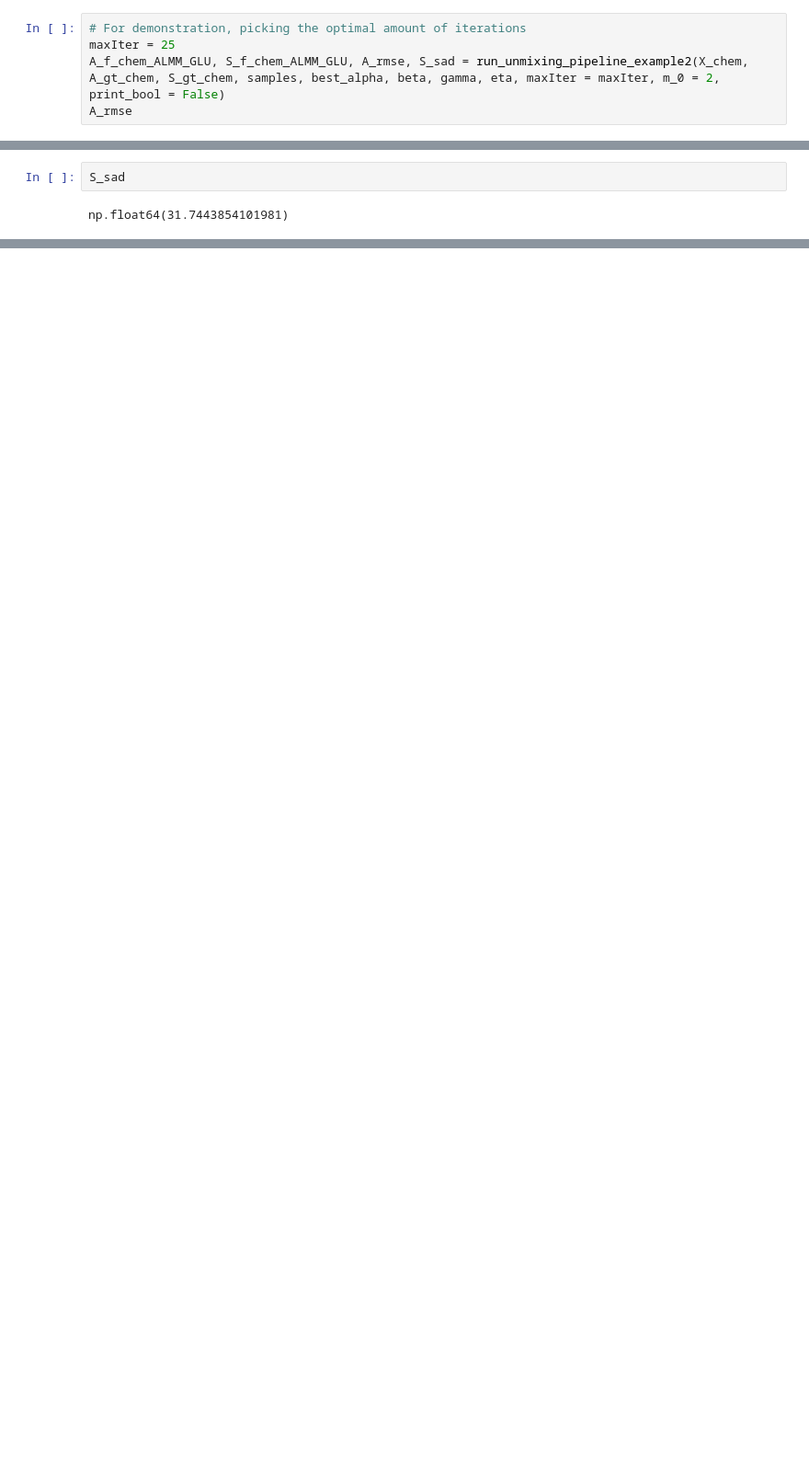
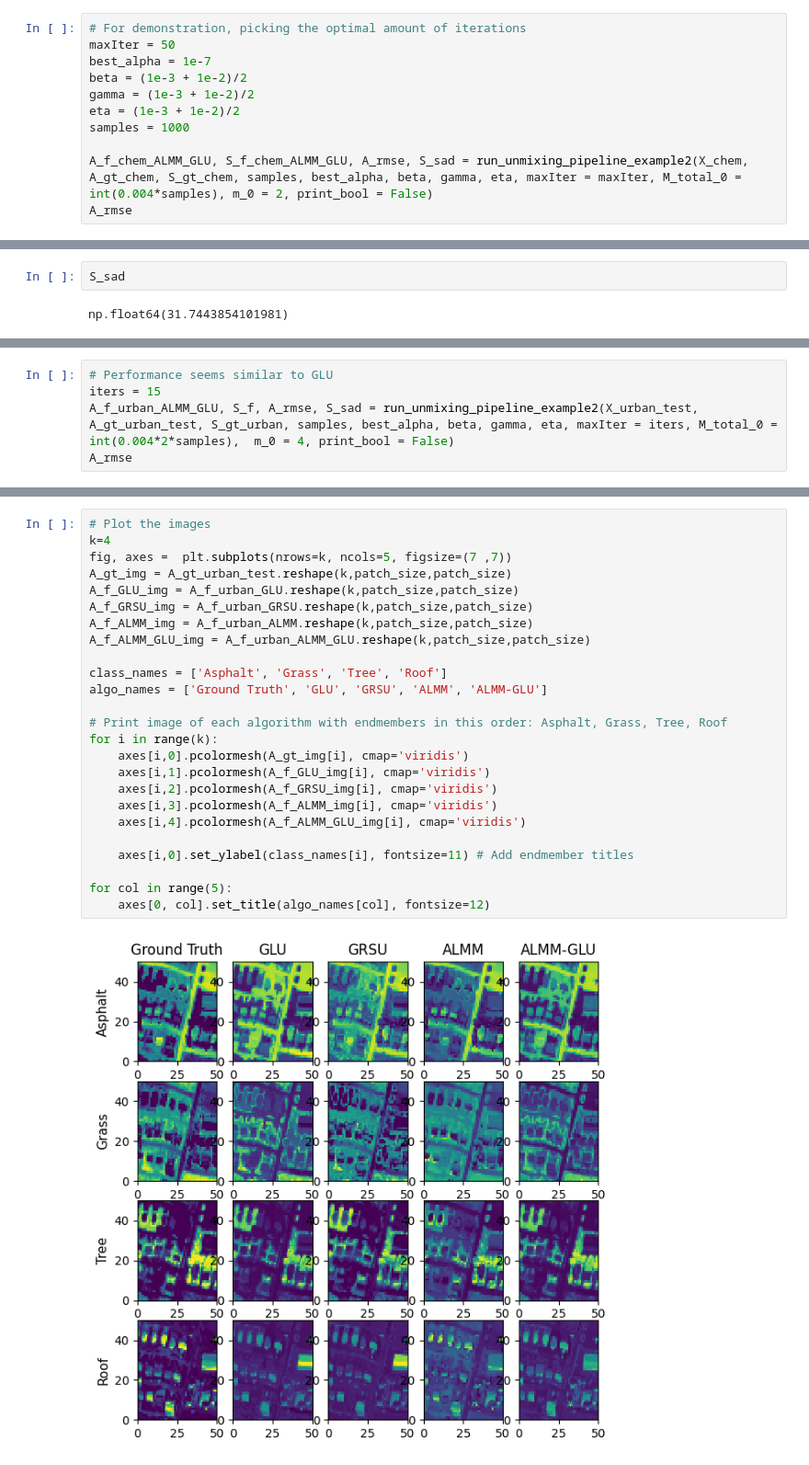
Before and after one commit to mtyler1059/Nearly-Blind-Hyperspectral-Unmixing, a Jupyter notebook: all_alg_test.ipynb, the cells around one changed output, grey strips where cells are left out. Shown at 92% size. Saved outputs shown, nothing was run; the diff lists cells and outputs as text; blank space fills up the shorter version.

Commit message:
Implemented graph-based ALMM and experimented

```diff
--- a/all_alg_test.ipynb
+++ b/all_alg_test.ipynb
@@ -1314,6 +1470,12 @@ maxIter=50 -> RMSE=14.0215
 # %%
 # For demonstration, picking the optimal amount of iterations
-maxIter = 25
-A_f_chem_ALMM_GLU, S_f_chem_ALMM_GLU, A_rmse, S_sad = run_unmixing_pipeline_example2(X_chem, A_gt_chem, S_gt_chem, samples, best_alpha, beta, gamma, eta, maxIter = maxIter, m_0 = 2, print_bool = False)
+maxIter = 50
+best_alpha = 1e-7
+beta = (1e-3 + 1e-2)/2
+gamma = (1e-3 + 1e-2)/2
+eta = (1e-3 + 1e-2)/2
+samples = 1000
+
+A_f_chem_ALMM_GLU, S_f_chem_ALMM_GLU, A_rmse, S_sad = run_unmixing_pipeline_example2(X_chem, A_gt_chem, S_gt_chem, samples, best_alpha, beta, gamma, eta, maxIter = maxIter, M_total_0 = int(0.004*samples), m_0 = 2, print_bool = False)
 A_rmse
 # %% [output]
@@ -1365,0 +1726,5 @@ plt.show()
+# %%
+# Performance seems similar to GLU
+iters = 15
+A_f_urban_ALMM_GLU, S_f, A_rmse, S_sad = run_unmixing_pipeline_example2(X_urban_test, A_gt_urban_test, S_gt_urban, samples, best_alpha, beta, gamma, eta, maxIter = iters, M_total_0 = int(0.004*2*samples),  m_0 = 4, print_bool = False)
+A_rmse
@@ -1365,0 +1733,27 @@ plt.show()
+# %%
+# Plot the images
+k=4
+fig, axes =  plt.subplots(nrows=k, ncols=5, figsize=(7 ,7))
+A_gt_img = A_gt_urban_test.reshape(k,patch_size,patch_size)
+A_f_GLU_img = A_f_urban_GLU.reshape(k,patch_size,patch_size)
+A_f_GRSU_img = A_f_urban_GRSU.reshape(k,patch_size,patch_size)
+A_f_ALMM_img = A_f_urban_ALMM.reshape(k,patch_size,patch_size)
+A_f_ALMM_GLU_img = A_f_urban_ALMM_GLU.reshape(k,patch_size,patch_size)
+
+class_names = ['Asphalt', 'Grass', 'Tree', 'Roof']
+algo_names = ['Ground Truth', 'GLU', 'GRSU', 'ALMM', 'ALMM-GLU']
+
+# Print image of each algorithm with endmembers in this order: Asphalt, Grass, Tree, Roof
+for i in range(k):
+    axes[i,0].pcolormesh(A_gt_img[i], cmap='viridis')
+    axes[i,1].pcolormesh(A_f_GLU_img[i], cmap='viridis')
+    axes[i,2].pcolormesh(A_f_GRSU_img[i], cmap='viridis')
+    axes[i,3].pcolormesh(A_f_ALMM_img[i], cmap='viridis')
+    axes[i,4].pcolormesh(A_f_ALMM_GLU_img[i], cmap='viridis')
+
+    axes[i,0].set_ylabel(class_names[i], fontsize=11) # Add endmember titles
+
+for col in range(5):
+    axes[0, col].set_title(algo_names[col], fontsize=12)
+# %% [output]
+[figure, added]
```
Also changed, not shown: parts of 13 cells of this notebook.
